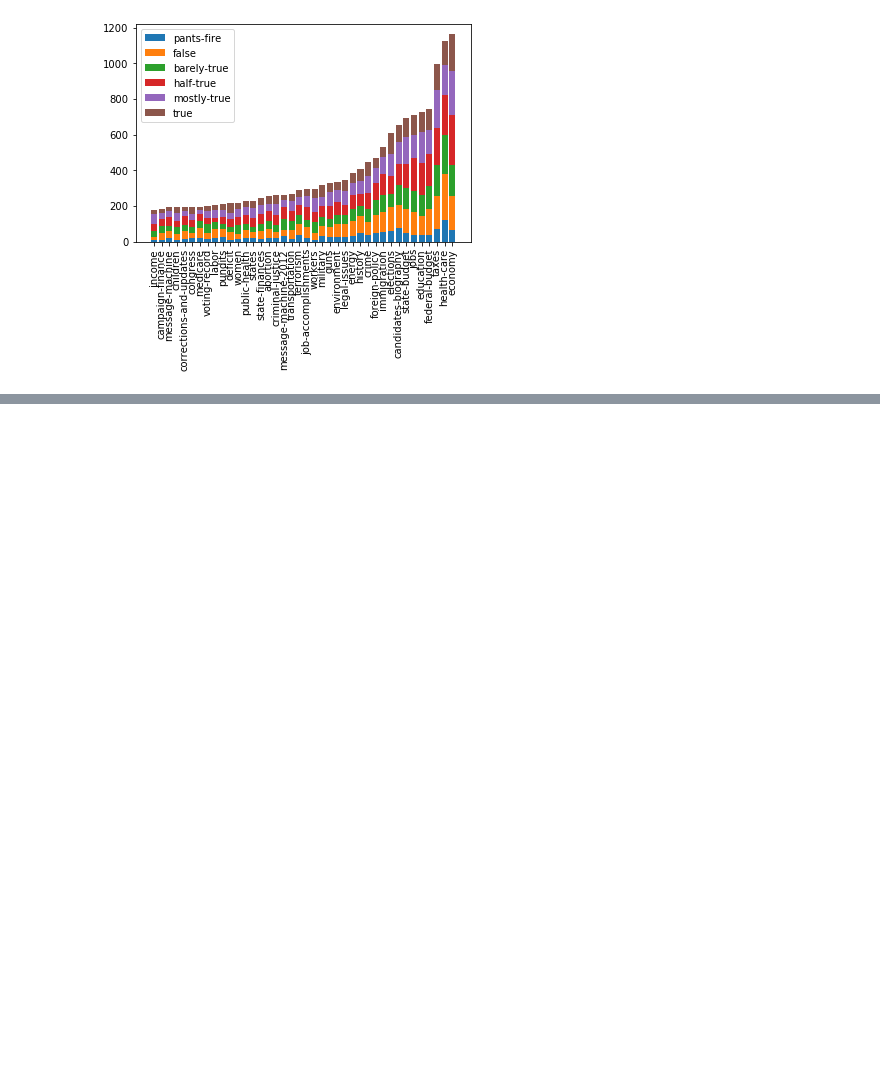
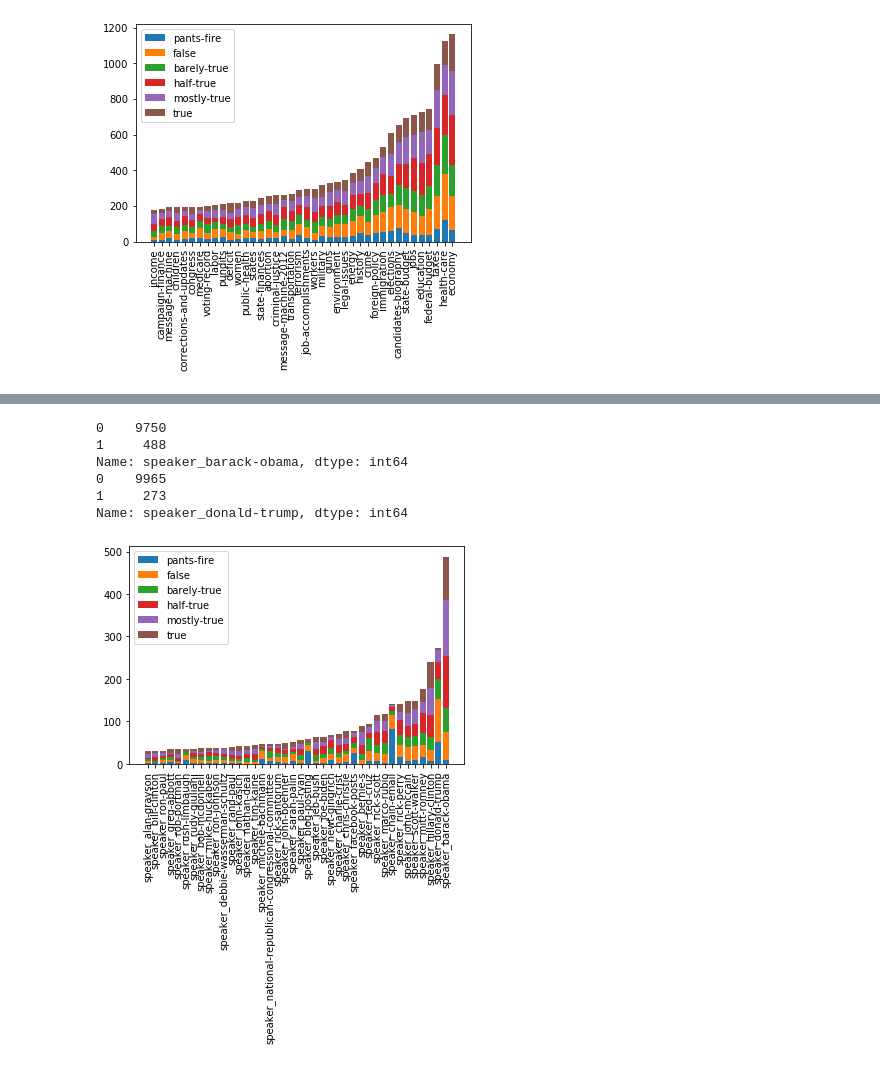
Before and after one commit to sshetkar3858/EE461P_Final_Project_Fake_News_Classifier, a Jupyter notebook: liar/data_exploration.ipynb, the cells around one changed output, grey strips where cells are left out. Cells and saved outputs as stored; diff of their text form; code cells hidden in the pictures; blank space fills up the shorter version.

Commit message:
showed bar plots comparing all categorical features with labels

```diff
--- a/liar/data_exploration.ipynb
+++ b/liar/data_exploration.ipynb
@@ -143,7 +143,7 @@ for lt in label_types:
         count = train[(train[s] == 1) & (train['label'] == lt)].count()[0] # label is at 0th index
 #         print(count)
 #         print('s: {} lt: {}'.format(s, lt))
-        if subject in subject_dict:
+        if s in subject_dict:
             subject_dict[s].append(count)
         else:
             subject_dict[s] = [count]
@@ -207,0 +213,19 @@ plt.show()
+# %%
+# check relationships between speakers and labels
+print(speaker_columns)
+speaker_dict = {}
+label_types = ['pants-fire', 'false', 'barely-true', 'half-true', 'mostly-true', 'true']
+for lt in label_types:
+    for s in speaker_columns:
+#         temp = train.apply(lambda x : True
+#                             if x[s] == 1 and x['label'] == lt else False, axis = 1)
+#         count = len(temp[temp == True].index)
+#         print(count)
+        count = train[(train[s] == 1) & (train['label'] == lt)].count()[0] # label is at 0th index
+#         print(count)
+#         print('s: {} lt: {}'.format(s, lt))
+        if s in speaker_dict:
+            speaker_dict[s].append(count)
+        else:
+            speaker_dict[s] = [count]
+    print('finished: ', lt)
@@ -207,0 +250,34 @@ plt.show()
+# %%
+print(train['speaker_barack-obama'].value_counts())
+print(train['speaker_donald-trump'].value_counts())
+# %% [output]
+0    9750
+1     488
+Name: speaker_barack-obama, dtype: int64
+0    9965
+1     273
+Name: speaker_donald-trump, dtype: int64
+# %%
+sorted_tuples = sorted(speaker_dict.items(), key=lambda item: np.sum(item[1]))
+k = 40
+topk_speakers = sorted_tuples[-k:]
+# print(topk_speakers)  # [(1, 1), (3, 4), (2, 9)]
+
+topk_speakers_names = [x[0] for x in topk_speakers]
+fig, ax = plt.subplots()
+
+for i in range(len(label_types)):
+    counts = [x[1][i] for x in topk_speakers]
+#     print(counts)
+    if i == 0:
+        ax.bar(topk_speakers_names, counts, label=label_types[i])
+        sum_counts = counts
+    else:
+        ax.bar(topk_speakers_names, counts, bottom=sum_counts, label=label_types[i])
+        sum_counts = [i + j for i,j in zip(sum_counts, counts)]
+#     print(sum_counts)
+plt.xticks(rotation=90)
+plt.legend()
+plt.show()
+# %% [output]
+[figure, added]
```
Also changed, not shown: parts of 21 cells of this notebook.
